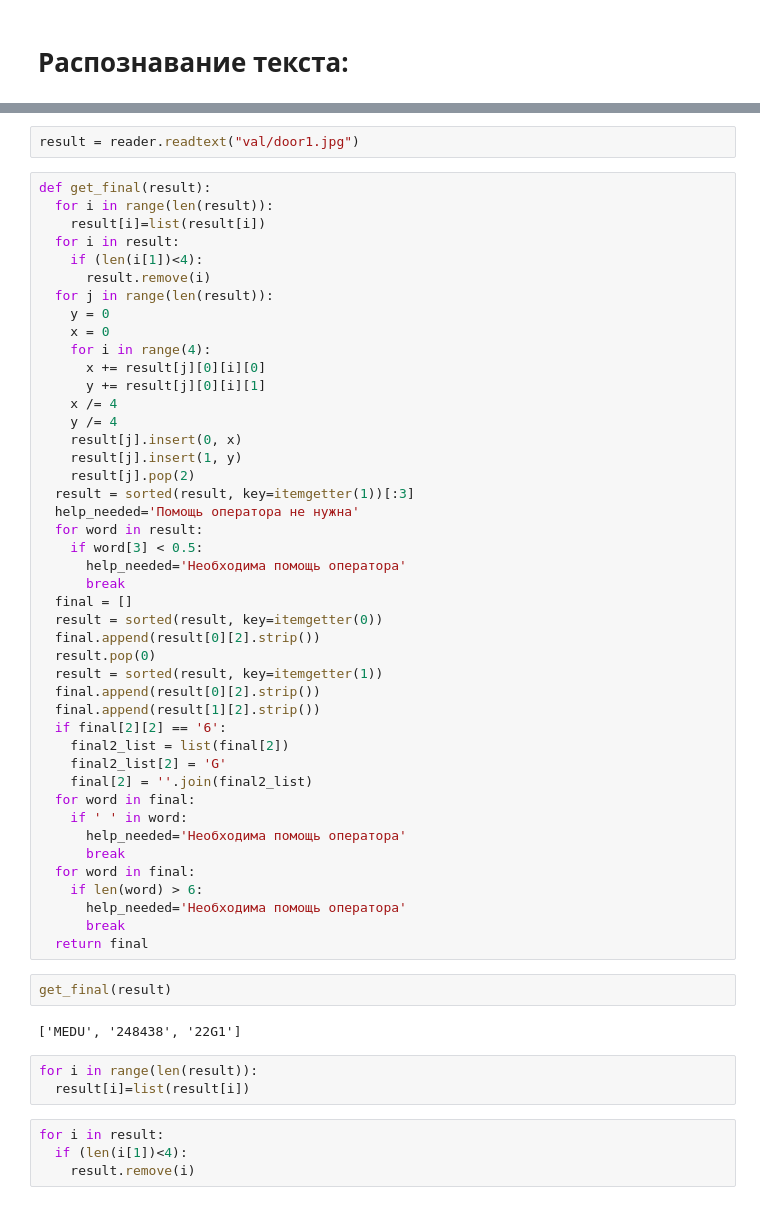
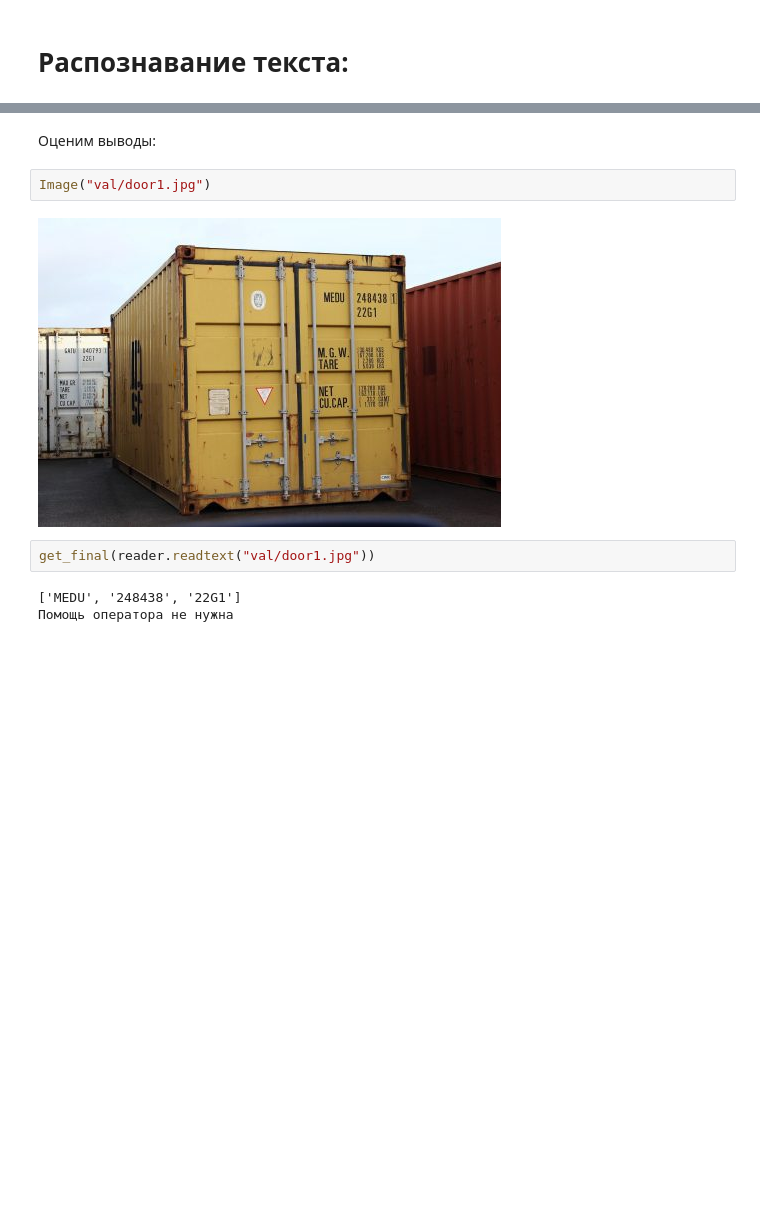
Before and after one commit to AlexanderVinarsky/SIBUR_Case_Computer_Vision, a Jupyter notebook: Technical_Final.ipynb, the cells around one changed output, grey strips where cells are left out. Cells and saved outputs as stored; diff of their text form; blank space fills up the shorter version.

```diff
--- a/Technical_Final.ipynb
+++ b/Technical_Final.ipynb
@@ -315,57 +344,11 @@ WARNING:easyocr.easyocr:CUDA not available - defaulting to CPU. Note: This modul
+# %% [markdown]
+Оценим выводы:
+# %%
+Image("val/door1.jpg")
+# %% [output]
+[figure, added]
 # %%
-result = reader.readtext("val/door1.jpg")
+get_final(reader.readtext("val/door1.jpg"))
+# %% [output]
+['MEDU', '248438', '22G1']
+Помощь оператора не нужна
-# %%
-def get_final(result):
-  for i in range(len(result)):
-    result[i]=list(result[i])
-  for i in result:
-    if (len(i[1])<4):
-      result.remove(i)
-  for j in range(len(result)):
-    y = 0
-    x = 0
-    for i in range(4):
-      x += result[j][0][i][0]
-      y += result[j][0][i][1]
-    x /= 4
-    y /= 4
-    result[j].insert(0, x)
-    result[j].insert(1, y)
-    result[j].pop(2)
-  result = sorted(result, key=itemgetter(1))[:3]
-  help_needed='Помощь оператора не нужна'
-  for word in result:
-    if word[3] < 0.5:
-      help_needed='Необходима помощь оператора'
-      break
-  final = []
-  result = sorted(result, key=itemgetter(0))
-  final.append(result[0][2].strip())
-  result.pop(0)
-  result = sorted(result, key=itemgetter(1))
-  final.append(result[0][2].strip())
-  final.append(result[1][2].strip())
-  if final[2][2] == '6':
-    final2_list = list(final[2])
-    final2_list[2] = 'G'
-    final[2] = ''.join(final2_list)
-  for word in final:
-    if ' ' in word:
-      help_needed='Необходима помощь оператора'
-      break
-  for word in final:
-    if len(word) > 6:
-      help_needed='Необходима помощь оператора'
-      break
-  return final
-# %%
-get_final(result)
-# %% [output]
-['MEDU', '248438', '22G1']
-# %%
-for i in range(len(result)):
-  result[i]=list(result[i])
-# %%
-for i in result:
-  if (len(i[1])<4):
-    result.remove(i)
```
Also changed, not shown: parts of 15 cells of this notebook.
